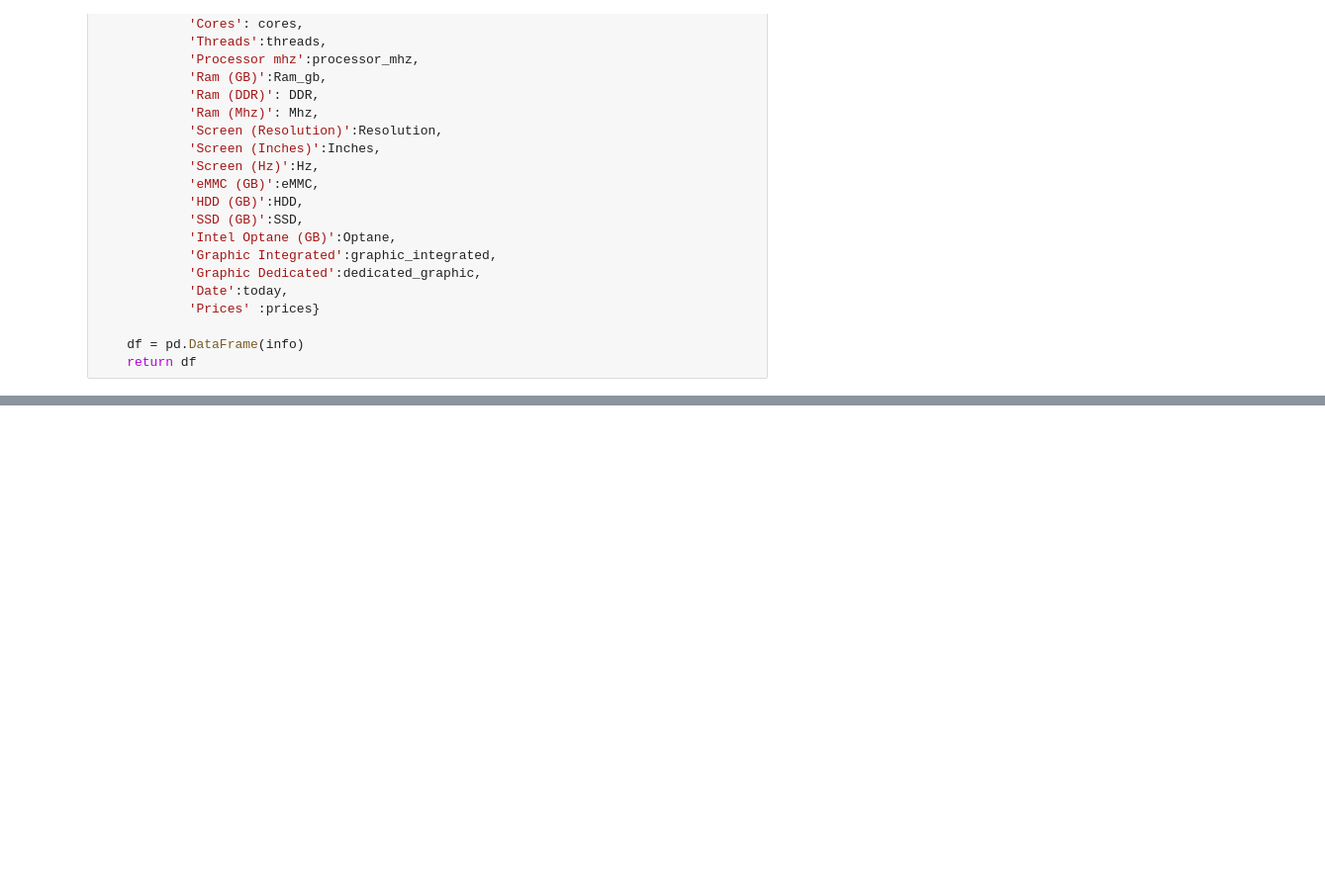
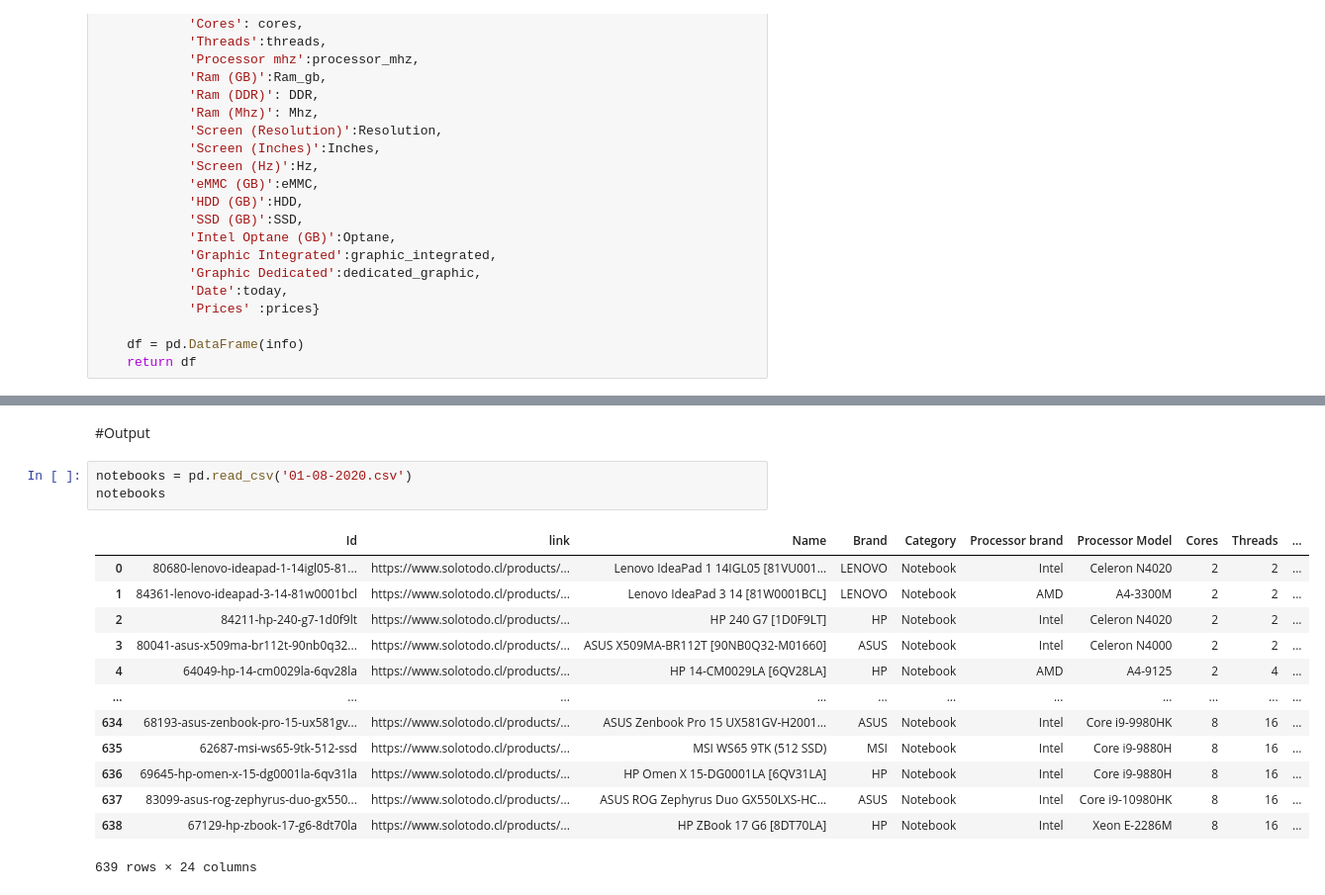
Before and after one commit to BryanCaceres/Proyecto_Dataset_notebooks_Chile, a Jupyter notebook: Scraping_notebooks_chile.ipynb, the cells around one changed output, grey strips where cells are left out. Shown at 99% size. Drawn from its saved outputs; the diff is of its cells as text; blank space fills up the shorter version.

Commit message:
dataframe con sus tipos de datos listo

```diff
--- a/Scraping_notebooks_chile.ipynb
+++ b/Scraping_notebooks_chile.ipynb
@@ -386,0 +414,19 @@ def extract_convert():
+# %% [markdown]
+#Output
+# %%
+notebooks = pd.read_csv('01-08-2020.csv')
+notebooks
+# %% [output]
+|  | Id | link | Name | Brand | Category | Processor brand | Processor Model | Cores | Threads | ... |
+| 0 | 80680-lenovo-ideapad-1-14igl05-81... | https://www.solotodo.cl/products/... | Lenovo IdeaPad 1 14IGL05 [81VU001... | LENOVO | Notebook | Intel | Celeron N4020 | 2 | 2 | ... |
+| 1 | 84361-lenovo-ideapad-3-14-81w0001bcl | https://www.solotodo.cl/products/... | Lenovo IdeaPad 3 14 [81W0001BCL] | LENOVO | Notebook | AMD | A4-3300M | 2 | 2 | ... |
+| 2 | 84211-hp-240-g7-1d0f9lt | https://www.solotodo.cl/products/... | HP 240 G7 [1D0F9LT] | HP | Notebook | Intel | Celeron N4020 | 2 | 2 | ... |
+| 3 | 80041-asus-x509ma-br112t-90nb0q32... | https://www.solotodo.cl/products/... | ASUS X509MA-BR112T [90NB0Q32-M01660] | ASUS | Notebook | Intel | Celeron N4000 | 2 | 2 | ... |
+| 4 | 64049-hp-14-cm0029la-6qv28la | https://www.solotodo.cl/products/... | HP 14-CM0029LA [6QV28LA] | HP | Notebook | AMD | A4-9125 | 2 | 4 | ... |
+| ... | ... | ... | ... | ... | ... | ... | ... | ... | ... | ... |
+| 634 | 68193-asus-zenbook-pro-15-ux581gv... | https://www.solotodo.cl/products/... | ASUS Zenbook Pro 15 UX581GV-H2001... | ASUS | Notebook | Intel | Core i9-9980HK | 8 | 16 | ... |
+| 635 | 62687-msi-ws65-9tk-512-ssd | https://www.solotodo.cl/products/... | MSI WS65 9TK (512 SSD) | MSI | Notebook | Intel | Core i9-9880H | 8 | 16 | ... |
+| 636 | 69645-hp-omen-x-15-dg0001la-6qv31la | https://www.solotodo.cl/products/... | HP Omen X 15-DG0001LA [6QV31LA] | HP | Notebook | Intel | Core i9-9880H | 8 | 16 | ... |
+| 637 | 83099-asus-rog-zephyrus-duo-gx550... | https://www.solotodo.cl/products/... | ASUS ROG Zephyrus Duo GX550LXS-HC... | ASUS | Notebook | Intel | Core i9-10980HK | 8 | 16 | ... |
+| 638 | 67129-hp-zbook-17-g6-8dt70la | https://www.solotodo.cl/products/... | HP ZBook 17 G6 [8DT70LA] | HP | Notebook | Intel | Xeon E-2286M | 8 | 16 | ... |
+639 rows × 24 columns
```
Also changed, not shown: parts of 21 cells of this notebook.
